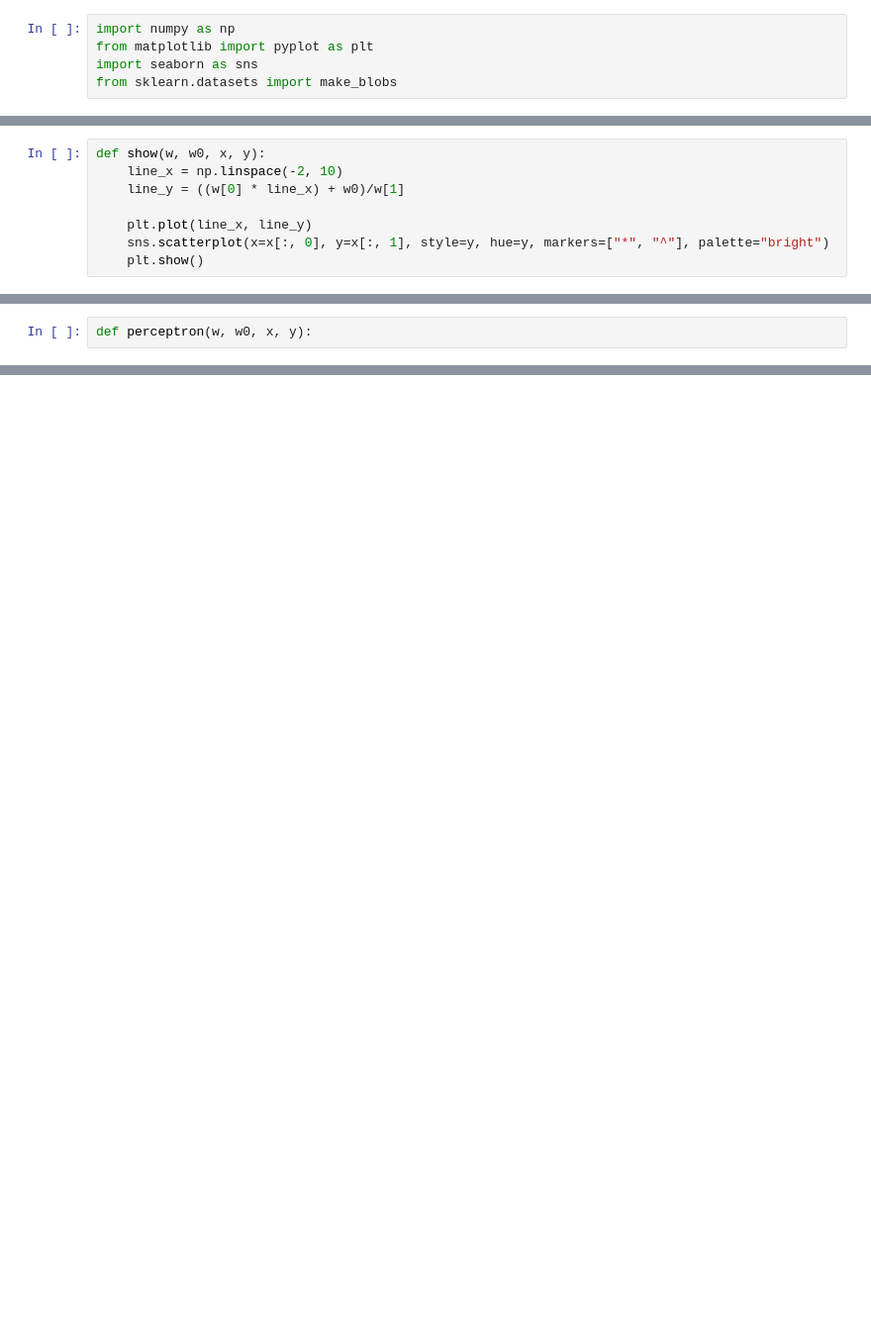
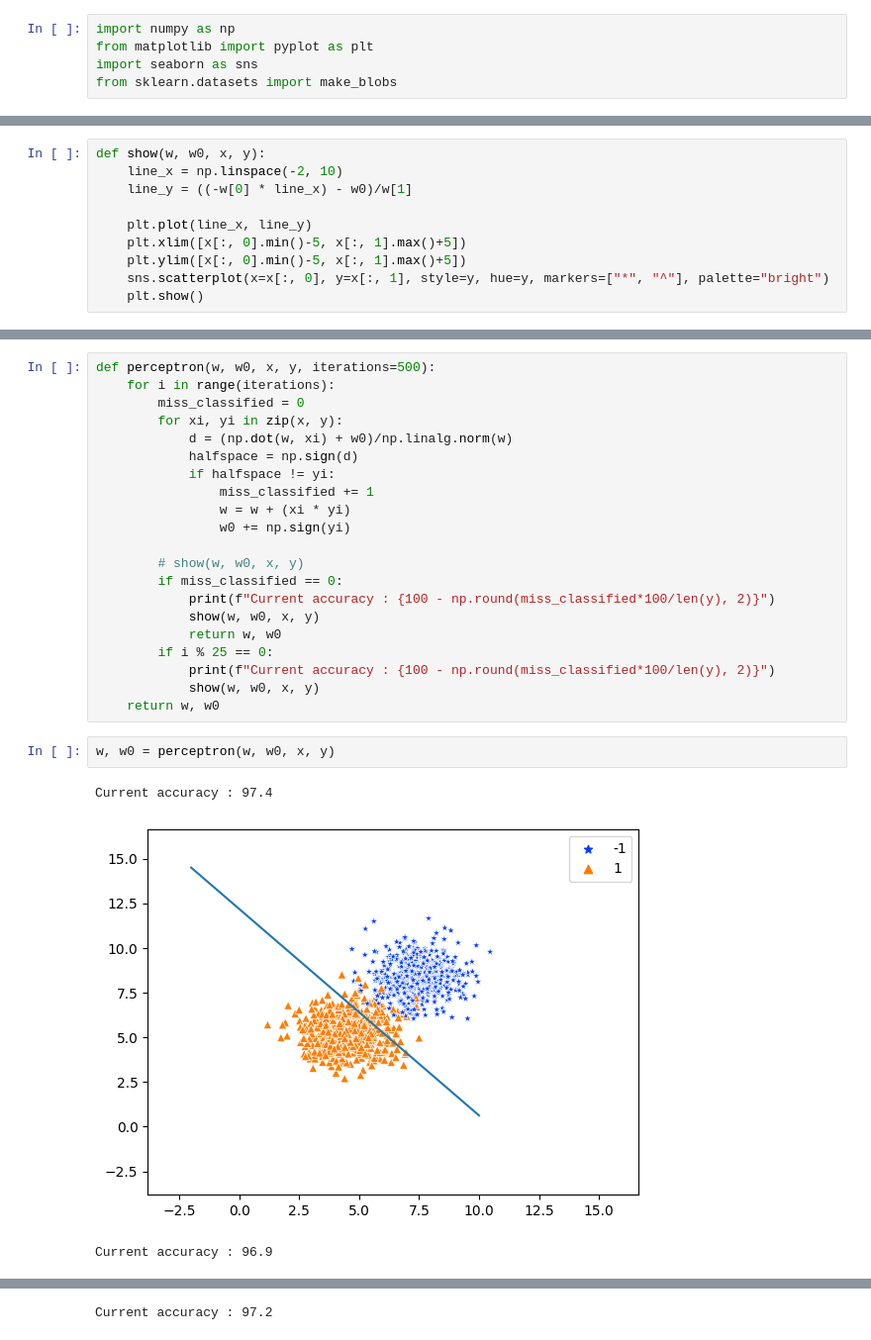
Before and after one commit to krashu/DSML, a Jupyter notebook: Linear_algebra/perceptron_learning_algo.ipynb, the cells around one changed output, grey strips where cells are left out. Shown at 99% size. Drawn from its saved outputs; the diff is of its cells as text; blank space fills up the shorter version.

Commit message:
added simple perceptron function

```diff
--- a/Linear_algebra/perceptron_learning_algo.ipynb
+++ b/Linear_algebra/perceptron_learning_algo.ipynb
@@ -19,9 +19,11 @@ sns.scatterplot(x=x[:, 0], y=x[:, 1], style=y, hue=y, markers=["*", "^"], palett
 # %%
 def show(w, w0, x, y):
     line_x = np.linspace(-2, 10)
-    line_y = ((w[0] * line_x) + w0)/w[1]
+    line_y = ((-w[0] * line_x) - w0)/w[1]
 
     plt.plot(line_x, line_y)
+    plt.xlim([x[:, 0].min()-5, x[:, 1].max()+5])
+    plt.ylim([x[:, 0].min()-5, x[:, 1].max()+5])
     sns.scatterplot(x=x[:, 0], y=x[:, 1], style=y, hue=y, markers=["*", "^"], palette="bright")
     plt.show()
 # %%
@@ -35,2 +37,27 @@ show(w, w0, x, y)
+# %%
+def perceptron(w, w0, x, y, iterations=500):
+    for i in range(iterations):
+        miss_classified = 0
+        for xi, yi in zip(x, y):
+            d = (np.dot(w, xi) + w0)/np.linalg.norm(w)
+            halfspace = np.sign(d)
+            if halfspace != yi:
+                miss_classified += 1
+                w = w + (xi * yi)
+                w0 += np.sign(yi)
+
+        # show(w, w0, x, y)
+        if miss_classified == 0:
+            print(f"Current accuracy : {100 - np.round(miss_classified*100/len(y), 2)}")
+            show(w, w0, x, y)
+            return w, w0
+        if i % 25 == 0:
+            print(f"Current accuracy : {100 - np.round(miss_classified*100/len(y), 2)}")
+            show(w, w0, x, y)
+    return w, w0
 # %%
-def perceptron(w, w0, x, y):
+w, w0 = perceptron(w, w0, x, y)
+# %% [output]
+Current accuracy : 97.4
+[figure, added]
+Current accuracy : 96.9
@@ -36,0 +65 @@ def perceptron(w, w0, x, y):
+Current accuracy : 97.2
```
Also changed, not shown: parts of 4 cells of this notebook.
